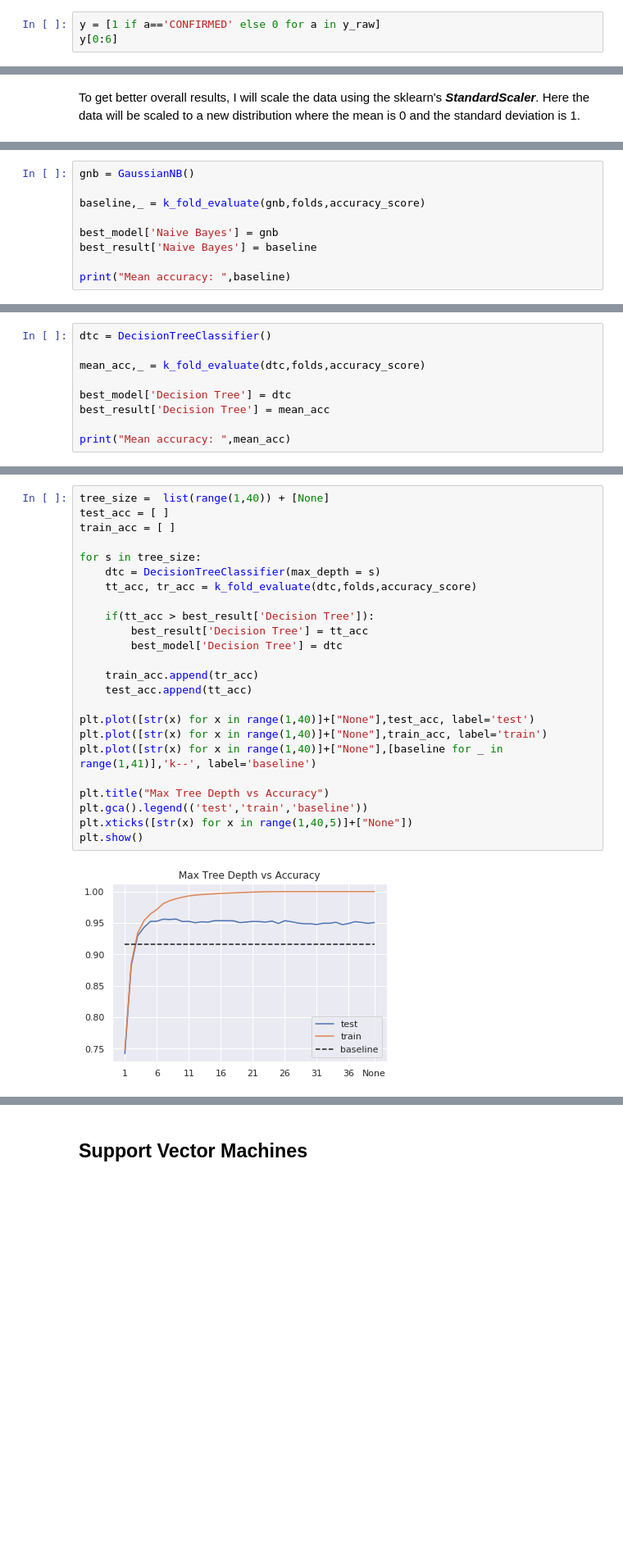
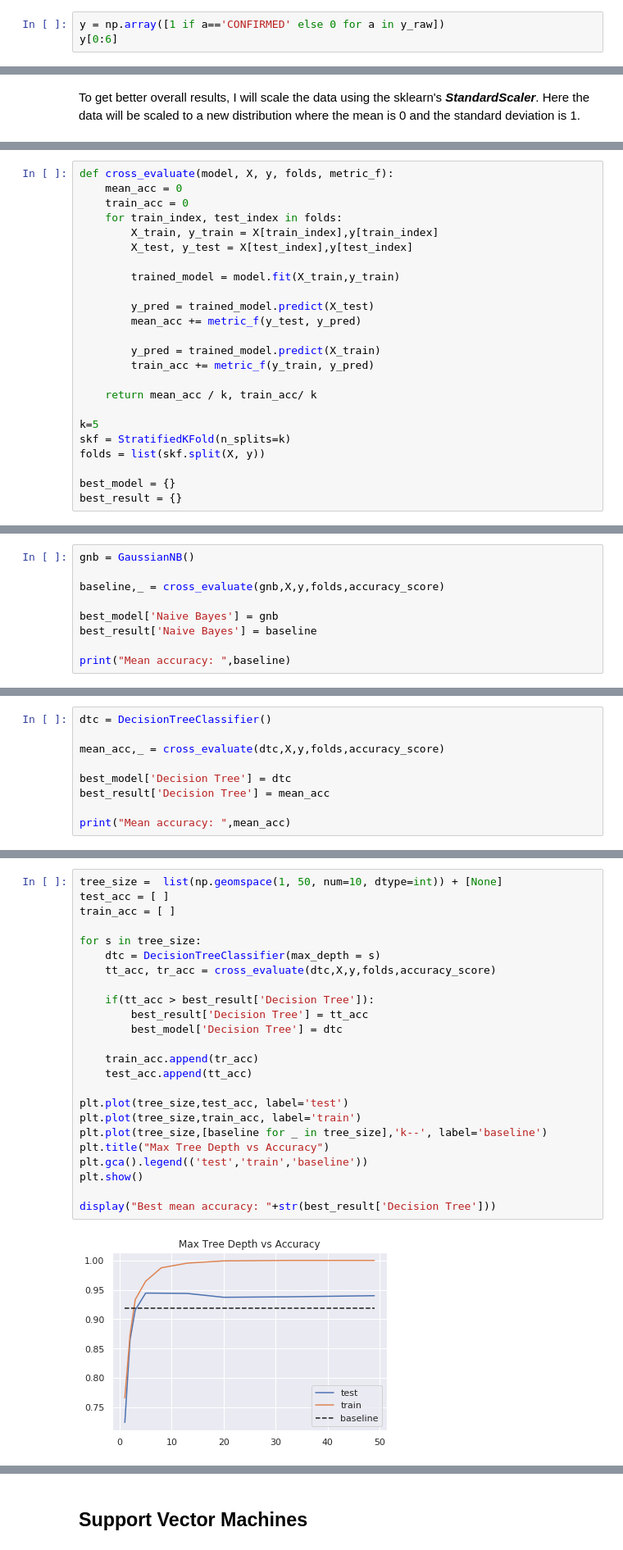
Before and after one commit to matheusfebarbosa/statistical-learning-assignment, a Jupyter notebook: koi_prediction.ipynb, the cells around one changed output, grey strips where cells are left out. Shown at 82% size. Drawn from its saved outputs; the diff is of its cells as text; blank space fills up the shorter version.

```diff
--- a/koi_prediction.ipynb
+++ b/koi_prediction.ipynb
@@ -65,6 +68,6 @@ X[0],y_raw[0]
 # %% [markdown]
 As the sklearn library needs targets encoded by integers, I will encode the ***y_raw*** array to a binary array ***y***, encoding success to 1 and fail to 0.
 # %%
-y = [1 if a=='CONFIRMED' else 0 for a in y_raw]
+y = np.array([1 if a=='CONFIRMED' else 0 for a in y_raw])
 y[0:6]
 # %% [output]
@@ -146,0 +95,24 @@ best_result = {}
+# %%
+def cross_evaluate(model, X, y, folds, metric_f):
+    mean_acc = 0
+    train_acc = 0
+    for train_index, test_index in folds:
+        X_train, y_train = X[train_index],y[train_index]
+        X_test, y_test = X[test_index],y[test_index]
+
+        trained_model = model.fit(X_train,y_train)
+
+        y_pred = trained_model.predict(X_test)
+        mean_acc += metric_f(y_test, y_pred)
+
+        y_pred = trained_model.predict(X_train)
+        train_acc += metric_f(y_train, y_pred)
+
+    return mean_acc / k, train_acc/ k
+
+k=5
+skf = StratifiedKFold(n_splits=k)
+folds = list(skf.split(X, y))
+
+best_model = {}
+best_result = {}
@@ -147,7 +124,7 @@ best_result = {}
 # %%
 gnb = GaussianNB()
 
-baseline,_ = k_fold_evaluate(gnb,folds,accuracy_score)
+baseline,_ = cross_evaluate(gnb,X,y,folds,accuracy_score)
 
 best_model['Naive Bayes'] = gnb
 best_result['Naive Bayes'] = baseline
@@ -160,7 +141,7 @@ Mean accuracy:  0.916379405896697
 # %%
 dtc = DecisionTreeClassifier()
 
-mean_acc,_ = k_fold_evaluate(dtc,folds,accuracy_score)
+mean_acc,_ = cross_evaluate(dtc,X,y,folds,accuracy_score)
 
 best_model['Decision Tree'] = dtc
 best_result['Decision Tree'] = mean_acc
@@ -171,26 +154,26 @@ Mean accuracy:  0.9507897362003991
 # %%
-tree_size =  list(range(1,40)) + [None]
+tree_size =  list(np.geomspace(1, 50, num=10, dtype=int)) + [None]
 test_acc = [ ]
 train_acc = [ ]
 
 for s in tree_size:
     dtc = DecisionTreeClassifier(max_depth = s)
-    tt_acc, tr_acc = k_fold_evaluate(dtc,folds,accuracy_score)
+    tt_acc, tr_acc = cross_evaluate(dtc,X,y,folds,accuracy_score)
 
     if(tt_acc > best_result['Decision Tree']):
         best_result['Decision Tree'] = tt_acc
         best_model['Decision Tree'] = dtc
 
     train_acc.append(tr_acc)
     test_acc.append(tt_acc)
 
-plt.plot([str(x) for x in range(1,40)]+["None"],test_acc, label='test')
-plt.plot([str(x) for x in range(1,40)]+["None"],train_acc, label='train')
-plt.plot([str(x) for x in range(1,40)]+["None"],[baseline for _ in range(1,41)],'k--', label='baseline')
-
+plt.plot(tree_size,test_acc, label='test')
+plt.plot(tree_size,train_acc, label='train')
+plt.plot(tree_size,[baseline for _ in tree_size],'k--', label='baseline')
 plt.title("Max Tree Depth vs Accuracy")
 plt.gca().legend(('test','train','baseline'))
-plt.xticks([str(x) for x in range(1,40,5)]+["None"])
 plt.show()
+
+display("Best mean accuracy: "+str(best_result['Decision Tree']))
 # %% [output]
-[figure, old version]
+[figure, new version]
```
Also changed, not shown: parts of 31 cells of this notebook.
